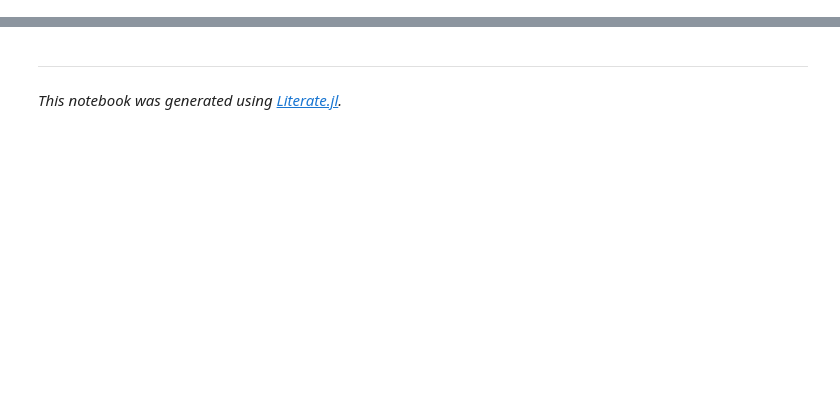
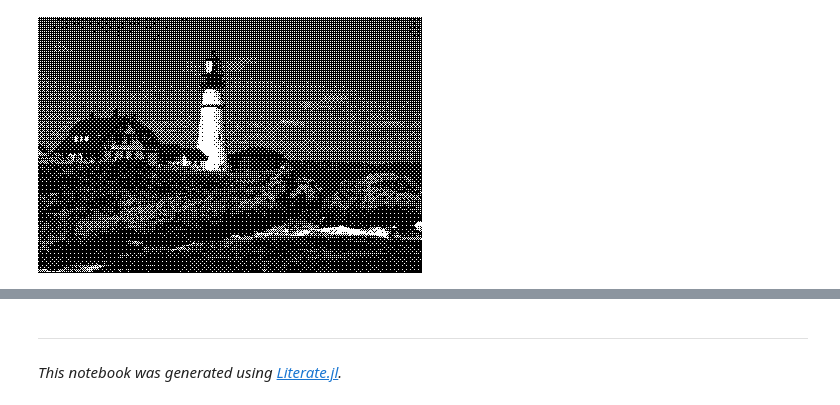
Before and after one commit to JuliaImages/DitherPunk.jl, a Jupyter notebook: dev/generated/simple_example.ipynb, the cells around one changed output, grey strips where cells are left out. Drawn from its saved outputs; the diff is of its cells as text; code cells hidden in the pictures; blank space fills up the shorter version.

```diff
--- a/dev/generated/simple_example.ipynb
+++ b/dev/generated/simple_example.ipynb
@@ -27,0 +30,4 @@ The dithering algorithms return binary matrices of type `Matrix{Gray{Bool}}`.
+# %%
+dither(img_gray, Bayer(); to_linear=true)
+# %% [output]
+[figure, added]
```
Also changed, not shown: parts of 27 cells of this notebook, 14 other files.
